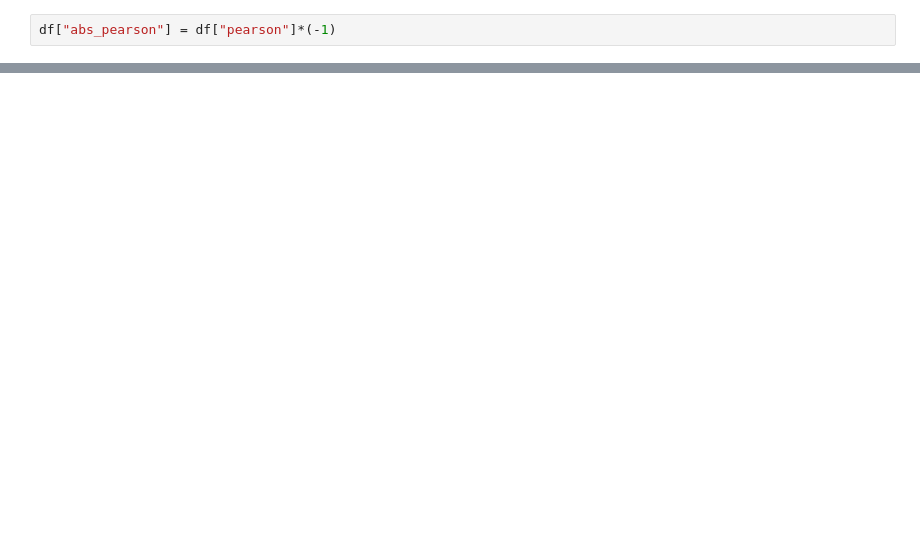
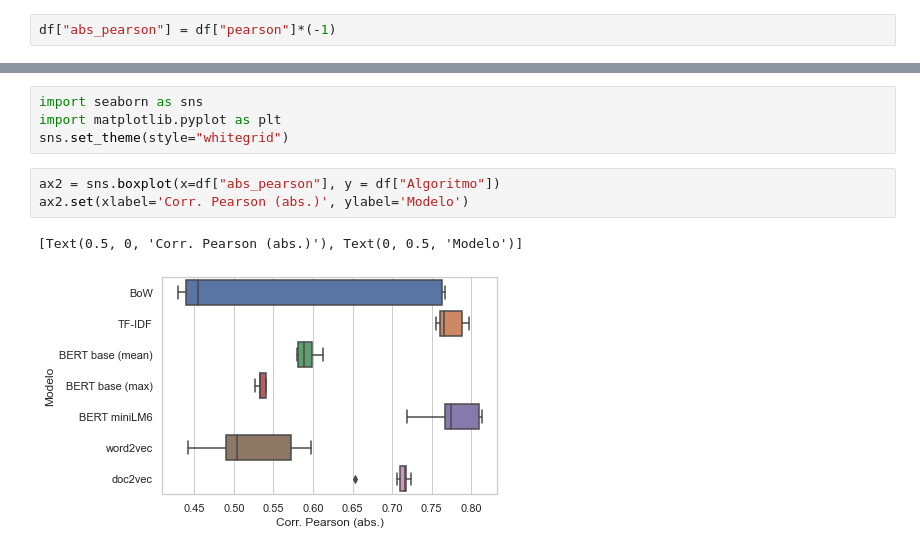
Before and after one commit to mariamaOlive/projeto2-nlp-sidi-residencia, a Jupyter notebook: plots.ipynb, the cells around one changed output, grey strips where cells are left out. Drawn from its saved outputs; the diff is of its cells as text; blank space fills up the shorter version.

```diff
--- a/plots.ipynb
+++ b/plots.ipynb
@@ -19,0 +32,10 @@ df.head()
+# %%
+import seaborn as sns
+import matplotlib.pyplot as plt
+sns.set_theme(style="whitegrid")
+# %%
+ax2 = sns.boxplot(x=df["abs_pearson"], y = df["Algoritmo"])
+ax2.set(xlabel='Corr. Pearson (abs.)', ylabel='Modelo')
+# %% [output]
+[Text(0.5, 0, 'Corr. Pearson (abs.)'), Text(0, 0.5, 'Modelo')]
+[figure, added]
```
Also changed, not shown: parts of 16 cells of this notebook.
